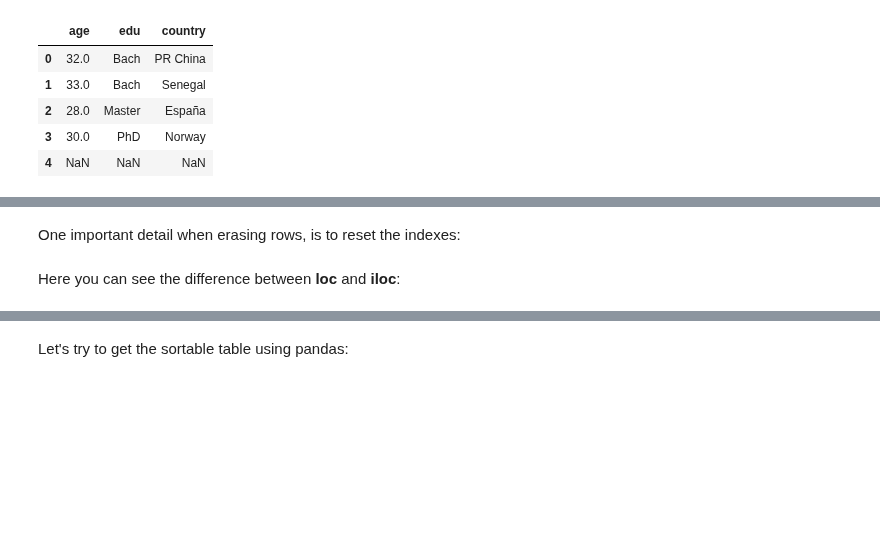
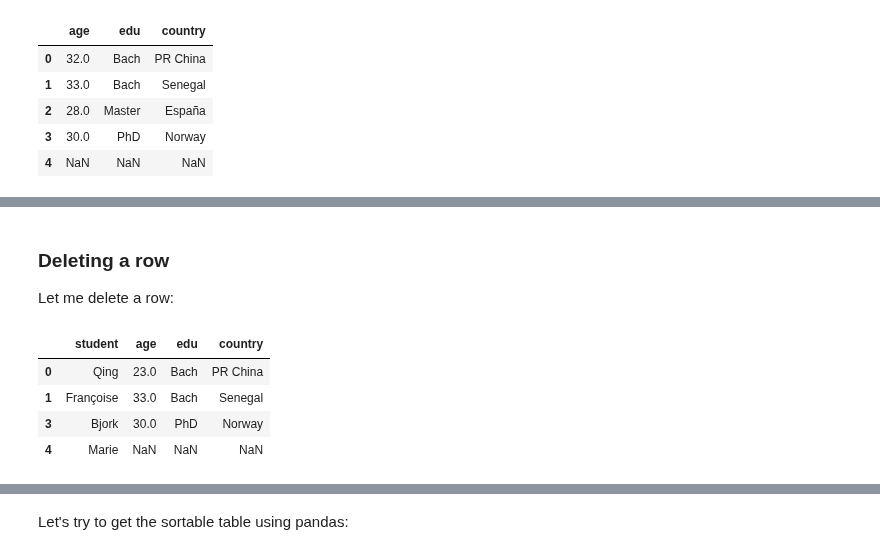
Before and after one commit to eScienceWinterSchool/PythonSession, a Jupyter notebook: index.ipynb, the cells around one changed output, grey strips where cells are left out. Cells and saved outputs as stored; diff of their text form; code cells hidden in the pictures; blank space fills up the shorter version.

```diff
--- a/index.ipynb
+++ b/index.ipynb
@@ -359,6 +362,14 @@ studentsCopy
+# %% [markdown]
+### Deleting a row
+
+Let me delete a row:
 # %%
-# And, delete a column by droping it:
-studentsCopy.drop(index=['ages'],axis=1,inplace=True) # axis=1 is column
+# axis 0 is delete by row
+studentsCopy.drop(index=2,axis=0,inplace=True)
 studentsCopy
+# %% [output]
+|  | student | age | edu | country |
+| 0 | Qing | 23.0 | Bach | PR China |
+| 1 | Françoise | 33.0 | Bach | Senegal |
+| 3 | Bjork | 30.0 | PhD | Norway |
+| 4 | Marie | NaN | NaN | NaN |
-# %% [markdown]
-One important detail when erasing rows, is to reset the indexes:
@@ -372,2 +375,0 @@ studentsCopy2.drop(index=2,axis=0)
-# %% [markdown]
-Here you can see the difference between **loc** and **iloc**:
```
Also changed, not shown: parts of 97 cells of this notebook.
